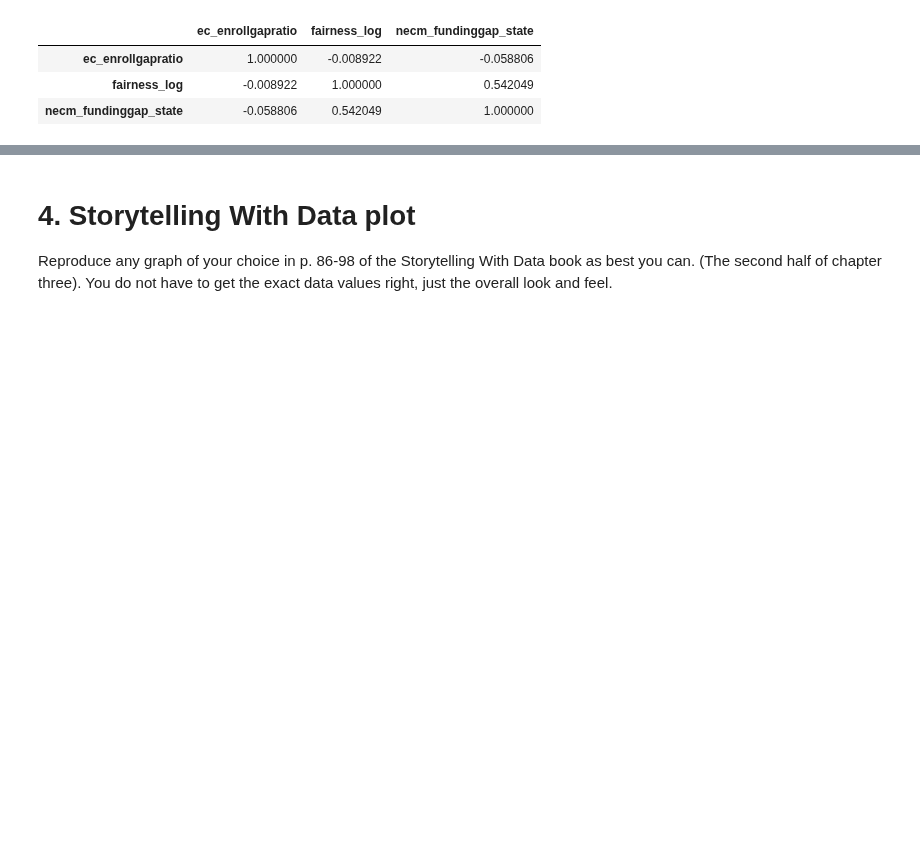
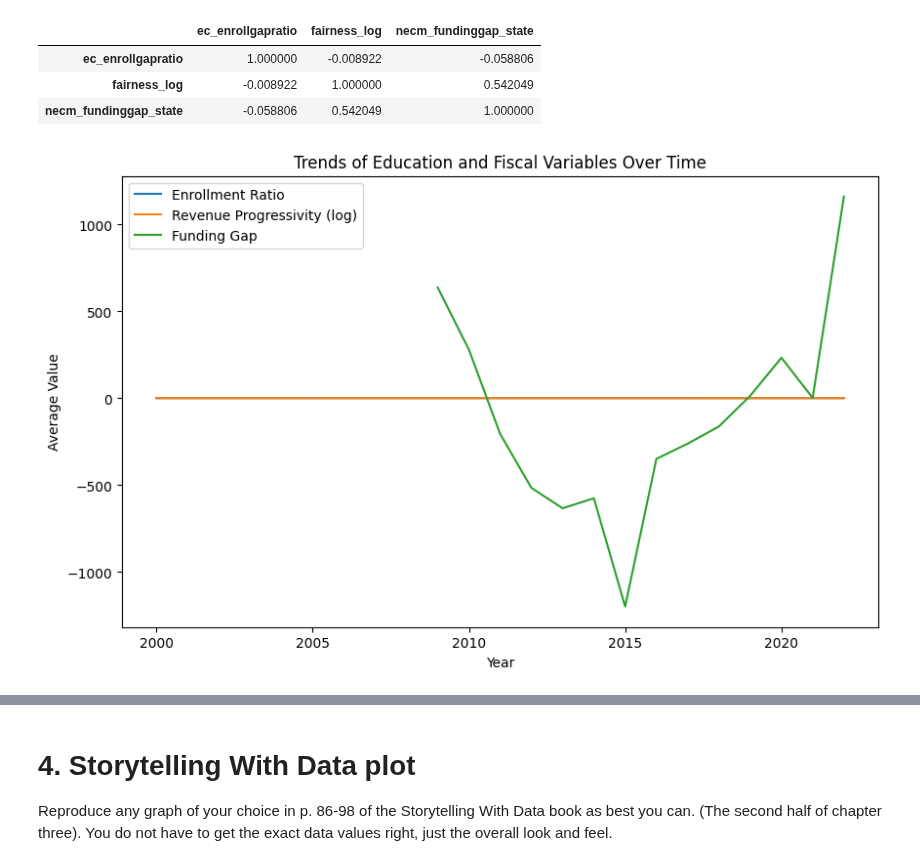
Before and after one commit to SalhaMo/Module-B-semester-2, a Jupyter notebook: Week6.ipynb, the cells around one changed output, grey strips where cells are left out. Cells and saved outputs as stored; diff of their text form; code cells hidden in the pictures; blank space fills up the shorter version.

```diff
--- a/Week6.ipynb
+++ b/Week6.ipynb
@@ -230,3 +230,20 @@ df[['ec_enrollgapratio','fairness_log','necm_fundinggap_state']].corr()
 | ec_enrollgapratio | 1.000000 | -0.008922 | -0.058806 |
 | fairness_log | -0.008922 | 1.000000 | 0.542049 |
 | necm_fundinggap_state | -0.058806 | 0.542049 | 1.000000 |
+# %%
+df_year = df.groupby('year')[['ec_enrollgapratio','fairness_log','necm_fundinggap_state']].mean().reset_index()
+
+plt.figure(figsize=(10,6))
+
+sns.lineplot(data=df_year, x='year', y='ec_enrollgapratio', label='Enrollment Ratio')
+sns.lineplot(data=df_year, x='year', y='fairness_log', label='Revenue Progressivity (log)')
+sns.lineplot(data=df_year, x='year', y='necm_fundinggap_state', label='Funding Gap')
+
+plt.title('Trends of Education and Fiscal Variables Over Time')
+plt.xlabel('Year')
+plt.ylabel('Average Value')
+plt.legend()
+
+plt.show()
+# %% [output]
+[figure, added]
```
Also changed, not shown: parts of 4 cells of this notebook, 2 other files.
